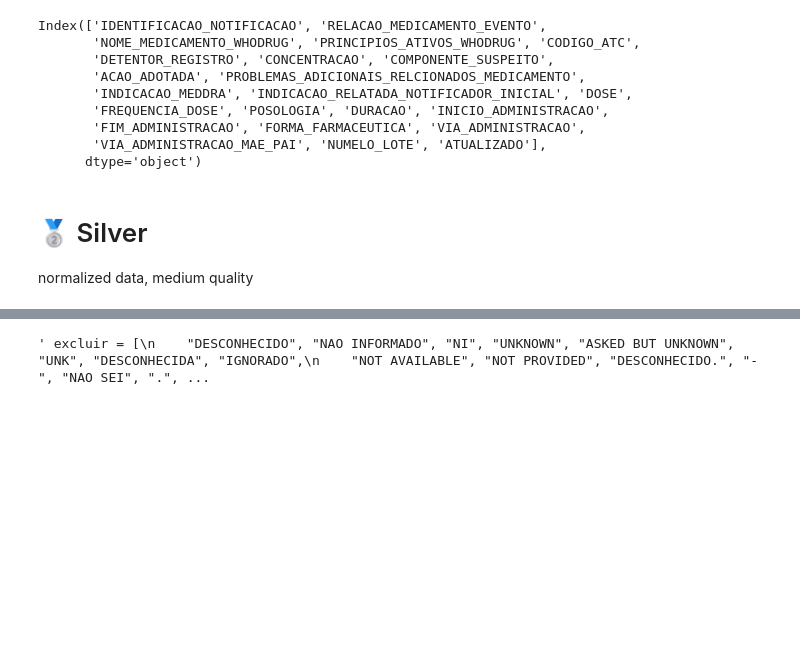
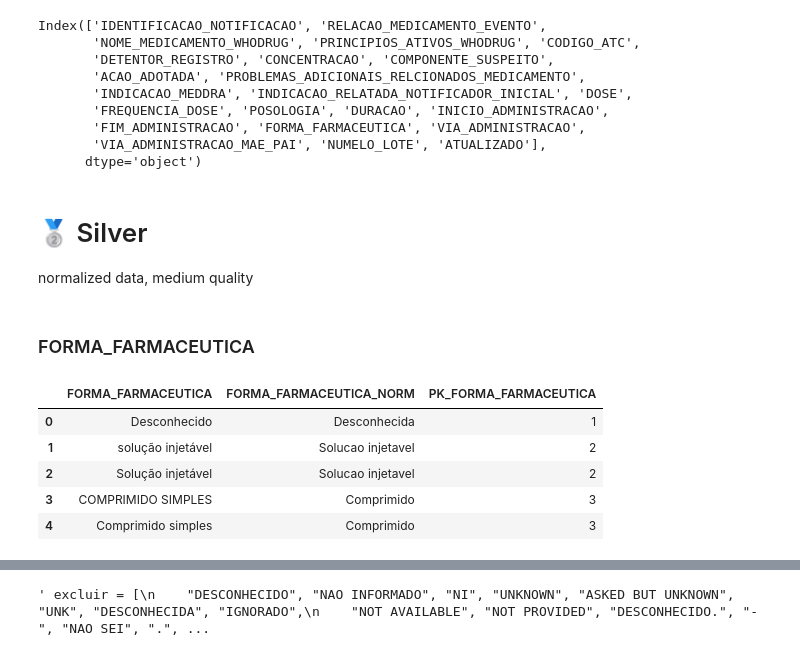
Before and after one commit to mlab-inf-ufrgs/vigimed, a Jupyter notebook: src/medicamentos/elt_silver_dim_medicamentos.ipynb, the cells around one changed output, grey strips where cells are left out. Drawn from its saved outputs; the diff is of its cells as text; code cells hidden in the pictures; blank space fills up the shorter version.

Commit message:
forma farmaceutica

```diff
--- a/src/medicamentos/elt_silver_dim_medicamentos.ipynb
+++ b/src/medicamentos/elt_silver_dim_medicamentos.ipynb
@@ -47,0 +51,12 @@ normalized data, medium quality
+# %% [markdown]
+### FORMA_FARMACEUTICA
+# %%
+norm_forma_farma = pd.read_parquet(Path(project_root) / "data/02_silver/hist_dim_forma_farmaceutica/hist_dim_forma_farmaceutica.parquet")
+norm_forma_farma.head()
+# %% [output]
+|  | FORMA_FARMACEUTICA | FORMA_FARMACEUTICA_NORM | PK_FORMA_FARMACEUTICA |
+| 0 | Desconhecido | Desconhecida | 1 |
+| 1 | solução injetável | Solucao injetavel | 2 |
+| 2 | Solução injetável | Solucao injetavel | 2 |
+| 3 | COMPRIMIDO SIMPLES | Comprimido | 3 |
+| 4 | Comprimido simples | Comprimido | 3 |
```
Also changed, not shown: parts of 9 cells of this notebook, 5 other files.
